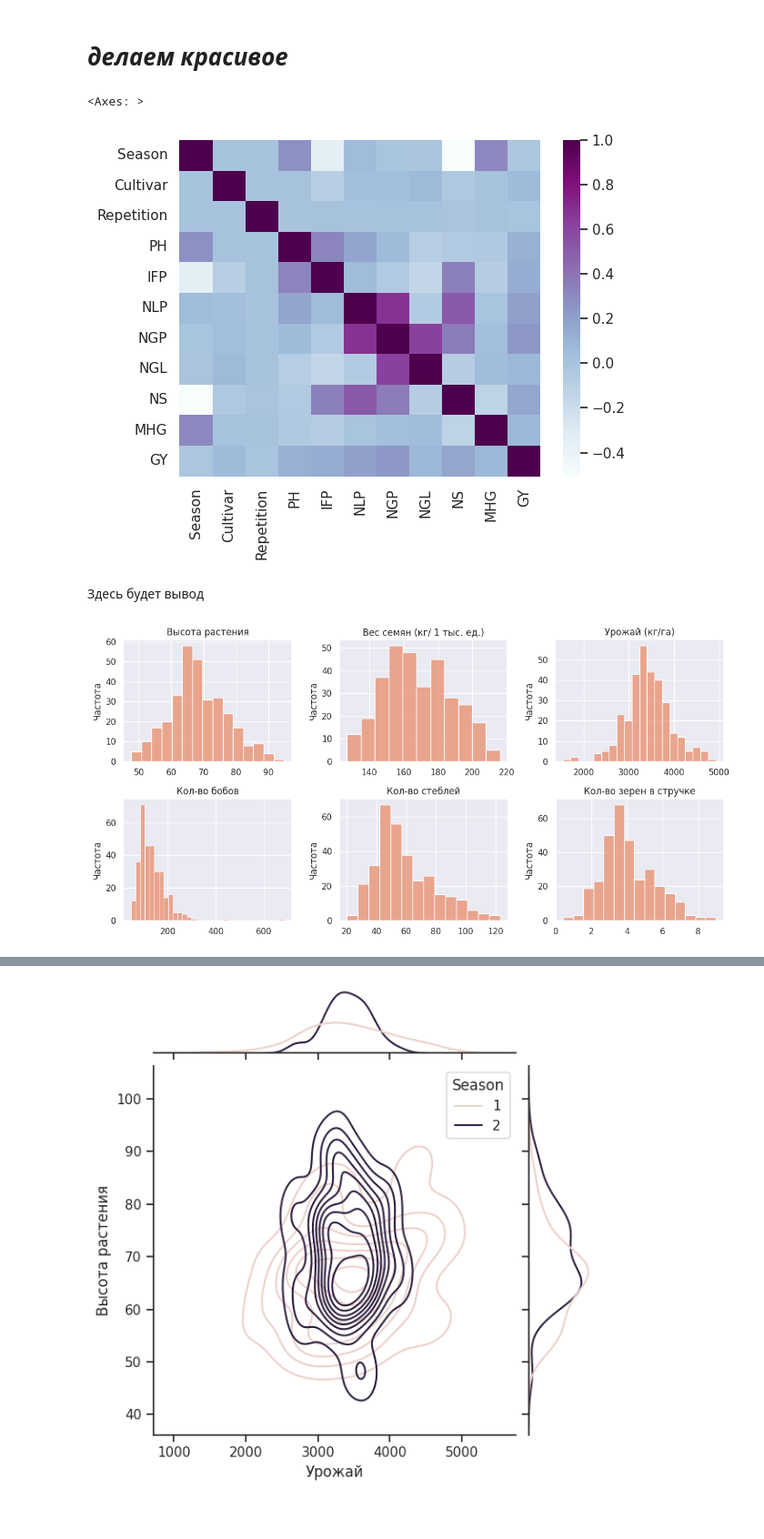
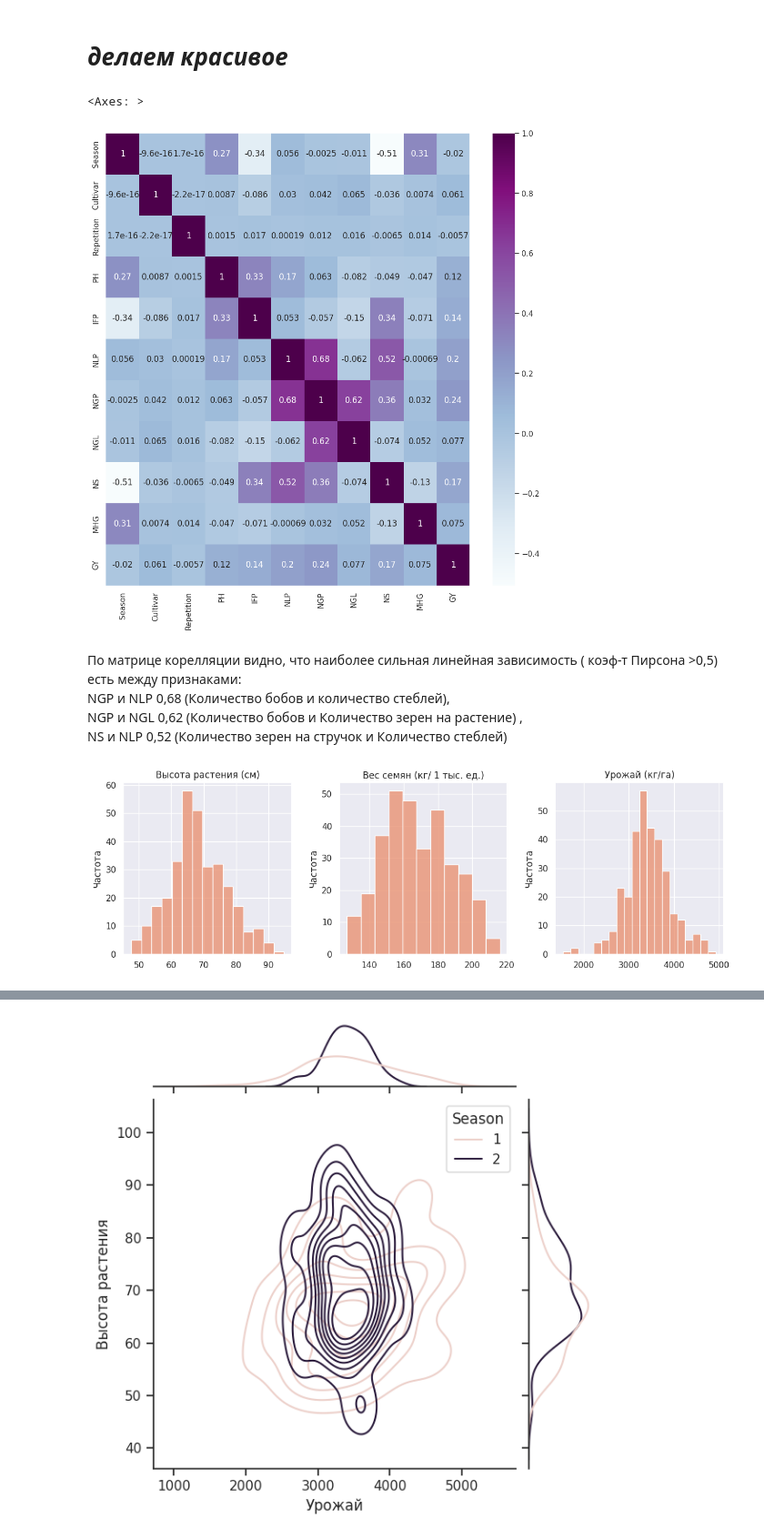
Before and after one commit to aubergeeen/ML-Labs, a Jupyter notebook: TechML_Lab_1.ipynb, the cells around one changed output, grey strips where cells are left out. Shown at 91% size. Drawn from its saved outputs; the diff is of its cells as text; code cells hidden in the pictures; blank space fills up the shorter version.

```diff
--- a/TechML_Lab_1.ipynb
+++ b/TechML_Lab_1.ipynb
@@ -28,14 +41,14 @@ file = '/soybeans.csv'
 
 # fetch dataset
 if Path(file).exists():
-  stuff = pd.read_csv(file)
+  df = pd.read_csv(file)
 else:
   stuff = fetch_ucirepo(id=913)
-  stuff = stuff.data['original']
-  stuff.to_csv(file)
+  df = stuff.data['original']
+  df.to_csv(file, index=False)
 # metadata
 print(type(stuff))
 
 # инфа о переменных
-print(stuff.columns)
+print(df.columns)
 # %% [output]
@@ -158,48 +170,37 @@ df.head()
 # %% [markdown]
 # ***делаем красивое***
 # %%
-sns.heatmap(df.corr(numeric_only = True), cmap='BuPu')
+plt.figure(figsize=(12,12))
+sns.heatmap(df.corr(numeric_only = True), cmap='BuPu', annot=True)
 # %% [output]
 <Axes: >
-[figure, old version]
+[figure, new version]
-# %% [markdown]
-Здесь будет вывод
+# %% [markdown]
+По матрице корелляции видно, что наиболее сильная линейная зависимость ( коэф-т Пирсона >0,5) есть между признаками:
+NGP и NLP 0,68 (Количество бобов и количество стеблей),
+NGP и NGL 0,62 (Количество бобов и Количество зерен на растение) ,
+NS и NLP 0,52 (Количество зерен на стручок и Количество стеблей)
 # %%
 sns.set_palette('flare')
 
-fig1, axe1 = plt.subplots(1, 3, figsize=(12, 6))
+fig1, axe1 = plt.subplots(1, 3, figsize=(12, 4))
 
-sns.histplot(ax=axe1[0, 0], x=df.PH)
-axe1[0, 0].set_xticks([50, 60, 70, 80, 90])
-axe1[0, 0].set_ylabel('Частота')
-axe1[0, 0].set_xlabel('')
-axe1[0, 0].set_title('Высота растения')
+sns.histplot(ax=axe1[0], x=df.PH)
+axe1[0].set_xticks([50, 60, 70, 80, 90])
+axe1[0].set_ylabel('Частота')
+axe1[0].set_xlabel('')
+axe1[0].set_title('Высота растения (см)')
 
-sns.histplot(ax=axe1[0, 1], x=df.MHG)
-axe1[0, 1].set_ylabel('Частота')
-axe1[0, 1].set_xlabel('')
-axe1[0, 1].set_title('Вес семян (кг/ 1 тыс. ед.)')
+sns.histplot(ax=axe1[1], x=df.MHG)
+axe1[1].set_ylabel('Частота')
+axe1[1].set_xlabel('')
+axe1[1].set_title('Вес семян (кг/ 1 тыс. ед.)')
 
-sns.histplot(ax=axe1[0, 2], x=df.GY)
-axe1[0, 2].set_ylabel('Частота')
-axe1[0, 2].set_xlabel('')
-axe1[0, 2].set_title('Урожай (кг/га)')
-
-sns.histplot(ax=axe1[1, 0], x=df.NGP)
-axe1[1, 0].set_ylabel('Частота')
-axe1[1, 0].set_xlabel('')
-axe1[1, 0].set_title('Кол-во бобов')
-
-sns.histplot(ax=axe1[1, 1], x=df.NLP)
-axe1[1, 1].set_ylabel('Частота')
-axe1[1, 1].set_xlabel('')
-axe1[1, 1].set_title('Кол-во стеблей')
-
-sns.histplot(ax=axe1[1, 2], x=df.NS)
-axe1[1, 2].set_ylabel('Частота')
-axe1[1, 2].set_xlabel('')
-axe1[1, 2].set_title('Кол-во зерен в стручке')
+sns.histplot(ax=axe1[2], x=df.GY)
+axe1[2].set_ylabel('Частота')
+axe1[2].set_xlabel('')
+axe1[2].set_title('Урожай (кг/га)')
 
 fig1.tight_layout()
 # %% [output]
-[figure, old version]
+[figure, new version]
```
Also changed, not shown: parts of 6 cells of this notebook.
